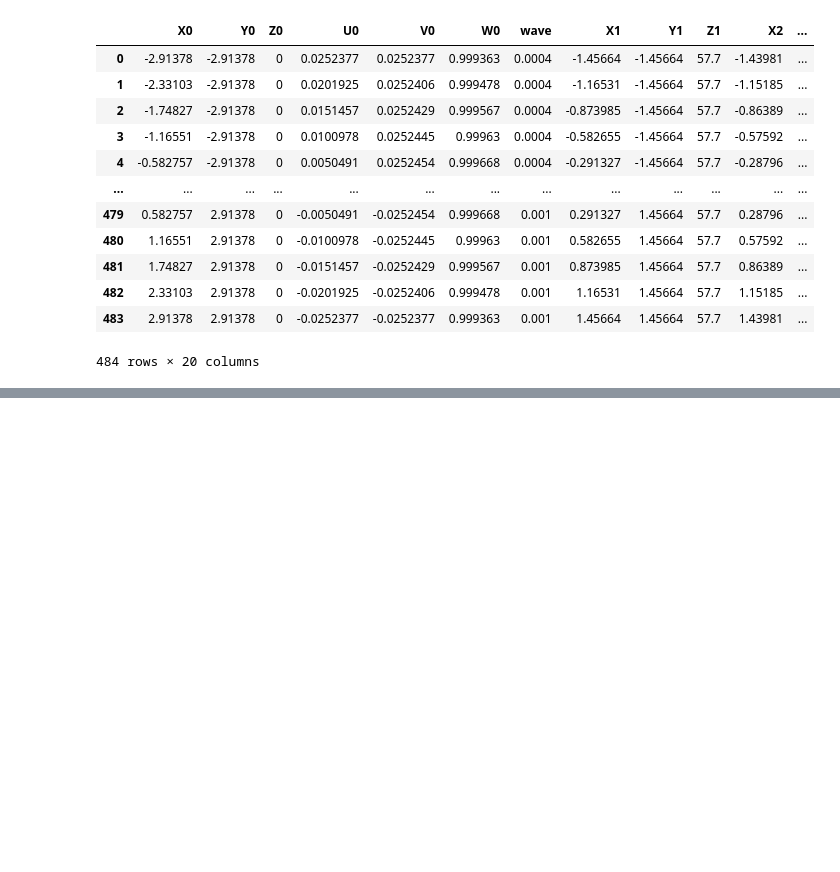
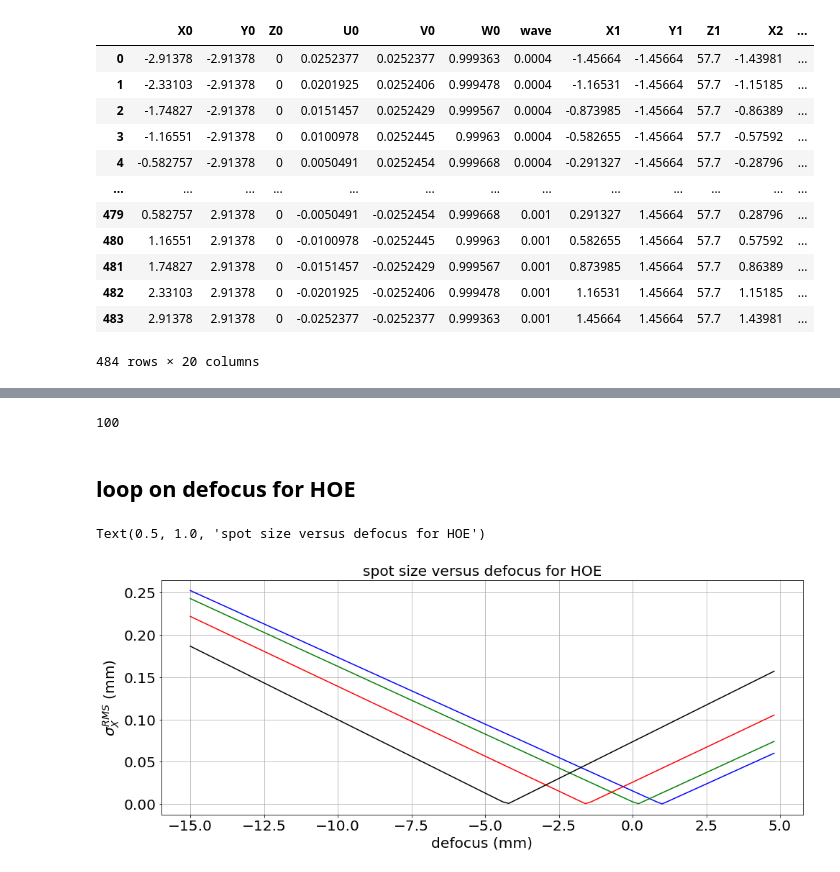
Before and after one commit to sylvielsstfr/OpticSimWthB4, a Jupyter notebook: DrawBeams/notebooks_draw/DrawFocus.ipynb, the cells around one changed output, grey strips where cells are left out. Cells and saved outputs as stored; diff of their text form; code cells hidden in the pictures; blank space fills up the shorter version.

```diff
--- a/DrawBeams/notebooks_draw/DrawFocus.ipynb
+++ b/DrawBeams/notebooks_draw/DrawFocus.ipynb
@@ -391,0 +313,47 @@ plt.tick_params(axis='both', which='major', labelsize=20)
+# %%
+all_Zfocus=np.arange(-15,5,0.2)  # from -10 mm to 5 mm step 200 microns, thus 75 points
+# %%
+Nfocus=len(all_Zfocus)
+# %%
+Nfocus
+# %% [output]
+100
+# %% [markdown]
+## loop on defocus for HOE
+# %%
+all_Xi_av_hoe=np.zeros((Nfocus,NWL))
+all_Xi_std_hoe=np.zeros((Nfocus,NWL))
+all_Yi_av_hoe=np.zeros((Nfocus,NWL))
+all_Yi_std_hoe=np.zeros((Nfocus,NWL))
+# %%
+# loop on defocus
+for ifocus,defocus in np.ndenumerate(all_Zfocus):
+    idx=ifocus[0]
+    df_hoe["Zi"]=df_hoe["Z3"]+defocus
+    # compute intersection points with the new detection plane
+    df_hoe["Xi"]=df_hoe.apply(xi_row,axis=1)
+    df_hoe["Yi"]=df_hoe.apply(yi_row,axis=1)
+
+    # group by wavelength
+    df_av=df_hoe.groupby(["wave"]).mean()
+    df_std=df_hoe.groupby(["wave"]).std()
+
+    # loop on wavelength
+    for iwl in np.arange(NWL):
+        all_Xi_av_hoe[idx,iwl]=df_av.iloc[iwl]["Xi"]
+        all_Yi_av_hoe[idx,iwl]=df_av.iloc[iwl]["Yi"]
+        all_Xi_std_hoe[idx,iwl]=df_std.iloc[iwl]["Xi"]
+        all_Yi_std_hoe[idx,iwl]=df_std.iloc[iwl]["Yi"]
+# %%
+plt.figure(figsize=(16,6))
+plt.plot(all_Zfocus,all_Xi_std_hoe[:,0],"b-")
+plt.plot(all_Zfocus,all_Xi_std_hoe[:,1],"g-")
+plt.plot(all_Zfocus,all_Xi_std_hoe[:,2],"r-")
+plt.plot(all_Zfocus,all_Xi_std_hoe[:,3],"k-")
+plt.grid()
+plt.xlabel("defocus (mm)")
+plt.ylabel("$\sigma_{X}^{RMS}$ (mm)")
+plt.title("spot size versus defocus for HOE")
+# %% [output]
+Text(0.5, 1.0, 'spot size versus defocus for HOE')
+[figure, added]
```
Also changed, not shown: parts of 59 cells of this notebook.
